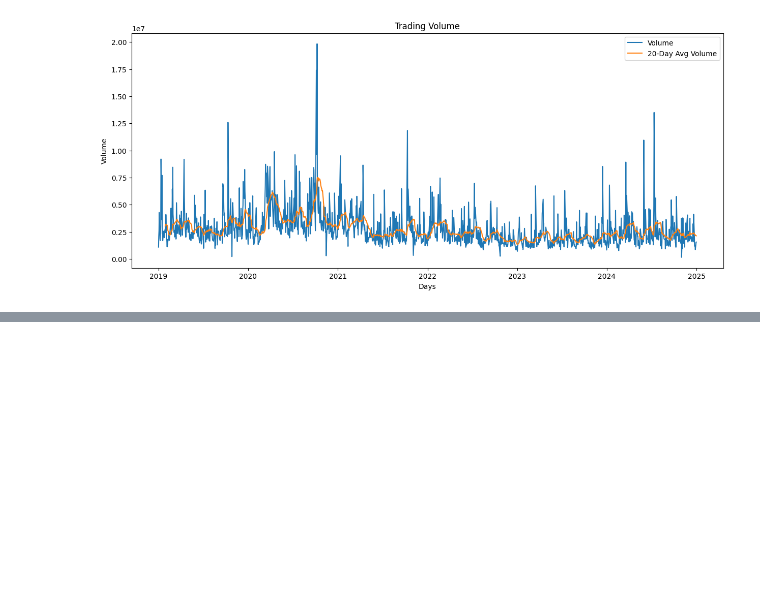
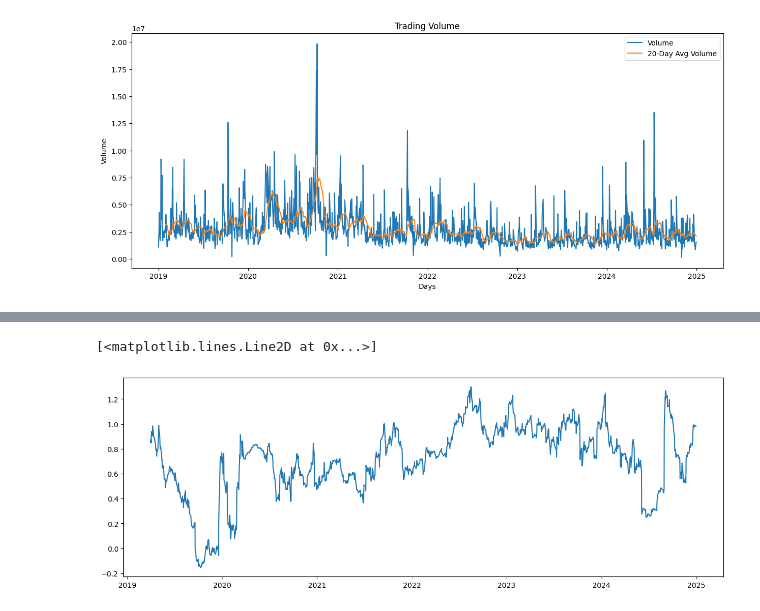
Before and after one commit to adityab-tech/Prism, a Jupyter notebook: W2_Prism.ipynb, the cells around one changed output, grey strips where cells are left out. Saved outputs shown, nothing was run; the diff lists cells and outputs as text; code cells hidden in the pictures; blank space fills up the shorter version.

```diff
--- a/W2_Prism.ipynb
+++ b/W2_Prism.ipynb
@@ -312,0 +413,2 @@ df.head(25)
+# %%
+df["target"] = df["return"].shift(-1)
@@ -312,0 +429,2 @@ df.head(25)
+# %%
+df.dropna(inplace=True) #as my last row has no tomorrow kyuki ghee khtm
@@ -312,0 +460,5 @@ df.head(25)
+# %%
+plt.plot(df["Date"], df["beta"])
+# %% [output]
+[<matplotlib.lines.Line2D at 0x...>]
+[figure, added]
```
Also changed, not shown: parts of 23 cells of this notebook.
